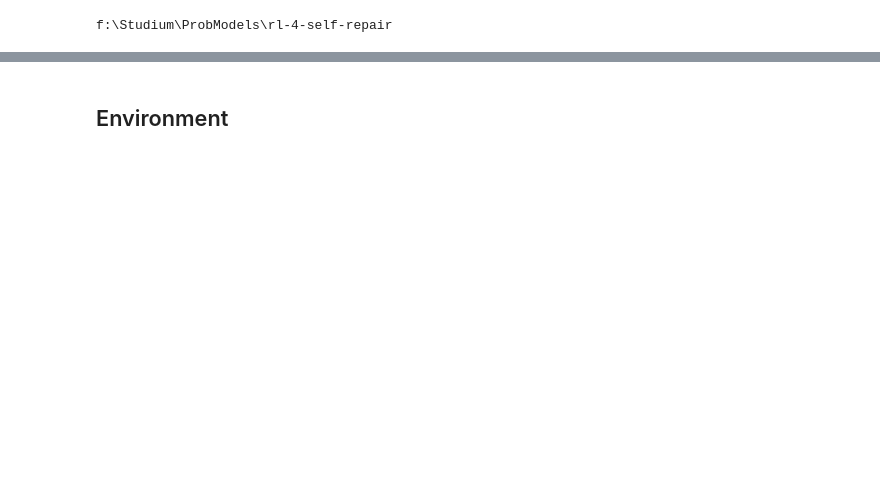
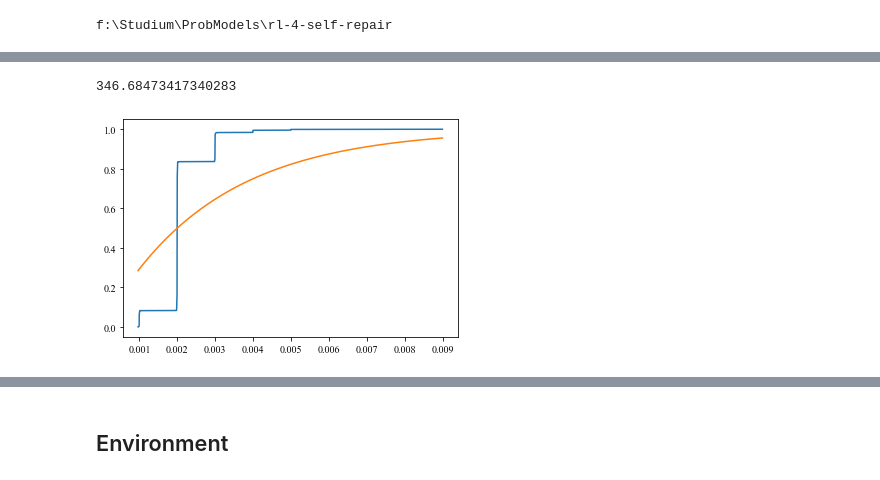
Before and after one commit to hpi-sam/rl-4-self-repair, a Jupyter notebook: envs/Playground_BrokenComponentsEnv.ipynb, the cells around one changed output, grey strips where cells are left out. Saved outputs shown, nothing was run; the diff lists cells and outputs as text; code cells hidden in the pictures; blank space fills up the shorter version.

```diff
--- a/envs/Playground_BrokenComponentsEnv.ipynb
+++ b/envs/Playground_BrokenComponentsEnv.ipynb
@@ -16,0 +66,5 @@ trace.write_transition_matrix('data/transition_matrix/transition_matrix_approx.c
+# %%
+trace.create_transition_rate_matrix(20, 10000)
+# %% [output]
+346.68473417340283
+[figure, added]
```
Also changed, not shown: parts of 11 cells of this notebook, 12 other files.
